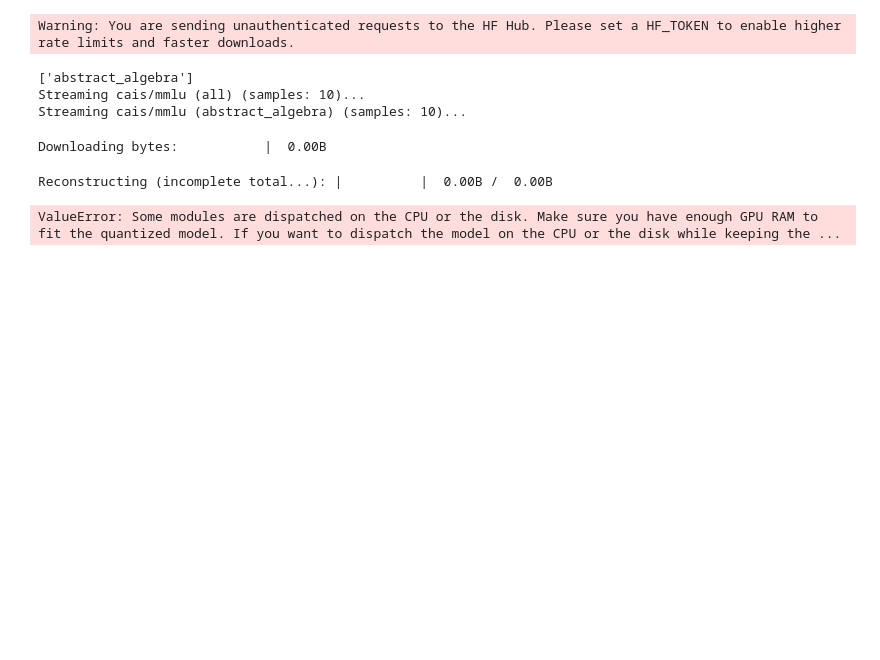
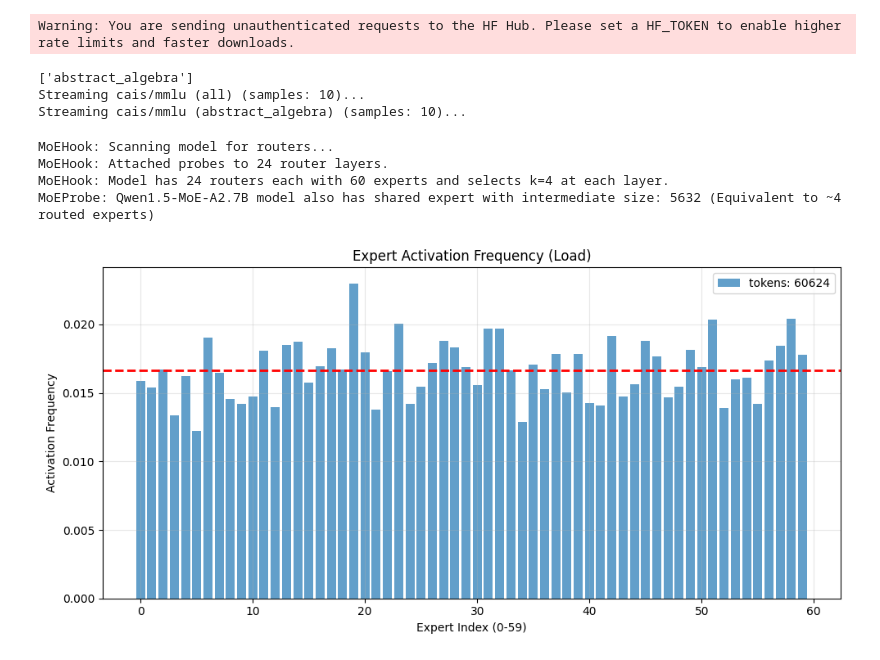
Before and after one commit to deveringham/moe-experiments, a Jupyter notebook: experiments_vllm_subject_skew.ipynb, the cells around one changed output. Cells and saved outputs as stored; diff of their text form; code cells hidden in the pictures; blank space fills up the shorter version.

```diff
--- a/experiments_vllm_subject_skew.ipynb
+++ b/experiments_vllm_subject_skew.ipynb
@@ -25,16 +24,21 @@ prompts_subjects = [format_prompts_mmlu(d) for d in datasets_subjects]
 Streaming cais/mmlu (all) (samples: 10)...
 Streaming cais/mmlu (abstract_algebra) (samples: 10)...
 # %%
-# Confirm imbalance
-model, tokenizer = load_model(model_id)
-probe = MoEProbeMistral(model)
-for prompt in prompts_general:
-    response, probs, active_experts = single_generate(model, tokenizer, probe,
-                                                      prompt=prompt, max_new_tokens=max_new_tokens,
-                                                      clear_probe=False)
-probe.plot_loadbalance(router_id=0)
+# Get model
+model, tokenizer = load_model(model_id, max_memory=max_memory, enable_bnb=True)
+probe = MoEProbeQwen(model)
 # %% [output]
-Downloading bytes:           |  0.00B
+MoEHook: Scanning model for routers...
+MoEHook: Attached probes to 24 router layers.
+MoEHook: Model has 24 routers each with 60 experts and selects k=4 at each layer.
+MoEProbe: Qwen1.5-MoE-A2.7B model also has shared expert with intermediate size: 5632 (Equivalent to ~4 routed experts)
-Reconstructing (incomplete total...): |          |  0.00B /  0.00B
-ValueError: Some modules are dispatched on the CPU or the disk. Make sure you have enough GPU RAM to fit the quantized model. If you want to dispatch the model on the CPU or the disk while keeping the ...
+# %%
+# Run some general prompts
+for prompt in prompts_general:
+    response, probs, active_experts = single_generate(model, tokenizer, probe=probe,
+                                                      prompt=prompt, max_new_tokens=max_new_tokens,
+                                                      clear_probe=False)
+probe.plot_loadbalance(router_id=0)
+# %% [output]
+[figure, added]
 # %%
```
Also changed, not shown: parts of 2 cells of this notebook, 6 other files.
